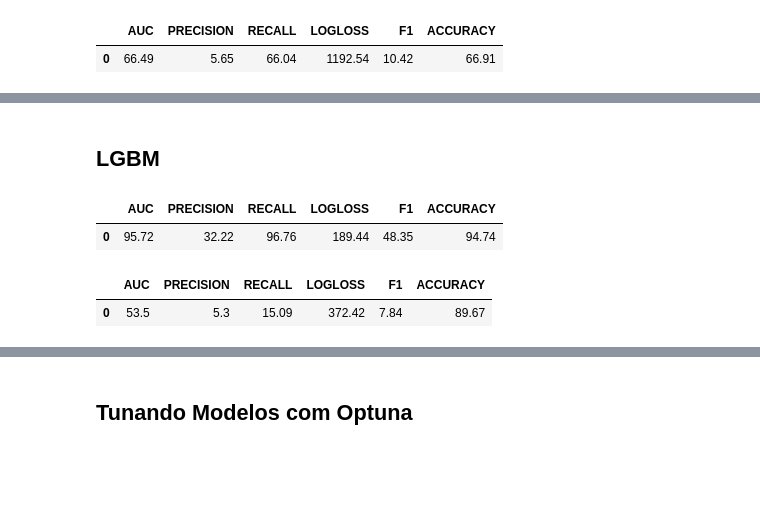
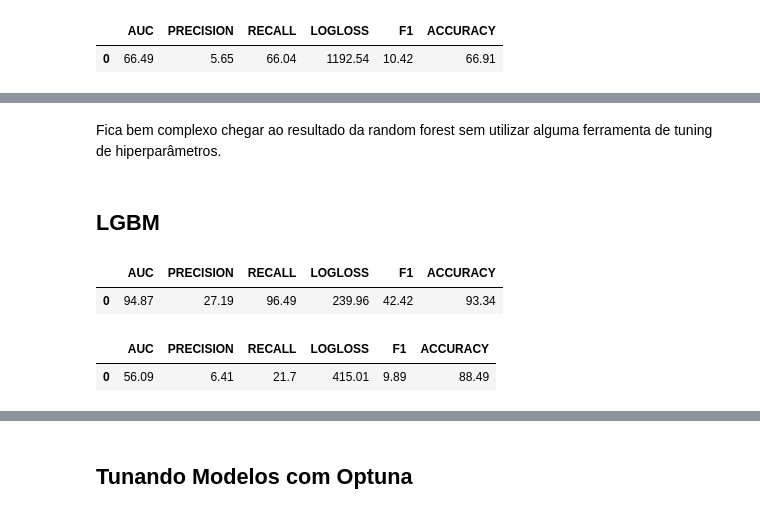
Before and after one commit to victor-hro/cartola, a Jupyter notebook: notebooks/model.ipynb, the cells around one changed output, grey strips where cells are left out. Drawn from its saved outputs; the diff is of its cells as text; code cells hidden in the pictures; blank space fills up the shorter version.

```diff
--- a/notebooks/model.ipynb
+++ b/notebooks/model.ipynb
@@ -392,19 +505,22 @@ fit_evaluate(xgb_model, X_train=X_train, y_train=y_train, X_val=X_val, y_val=y_v
+# %% [markdown]
+Fica bem complexo chegar ao resultado da random forest sem utilizar alguma ferramenta de tuning de hiperparâmetros.
 # %% [markdown]
 ## LGBM
 # %%
 lgbm_model = Pipeline([
     ('preprocessor', preprocessor),
     ('classifier', LGBMClassifier(
-        # max_depth=5,
+        max_depth=8,
         scale_pos_weight=scale_pos_weight,
         objective='binary',
         metric='binary_logloss',
-        random_state=42
+        random_state=42,
+        verbose=-1
     ))
 ])
 fit_evaluate(lgbm_model, X_train=X_train, y_train=y_train, X_val=X_val, y_val=y_val, th=0.5)
 # %% [output]
 |  | AUC | PRECISION | RECALL | LOGLOSS | F1 | ACCURACY |
-| 0 | 95.72 | 32.22 | 96.76 | 189.44 | 48.35 | 94.74 |
+| 0 | 94.87 | 27.19 | 96.49 | 239.96 | 42.42 | 93.34 |
 |  | AUC | PRECISION | RECALL | LOGLOSS | F1 | ACCURACY |
-| 0 | 53.5 | 5.3 | 15.09 | 372.42 | 7.84 | 89.67 |
+| 0 | 56.09 | 6.41 | 21.7 | 415.01 | 9.89 | 88.49 |
```
Also changed, not shown: parts of 64 cells of this notebook.
